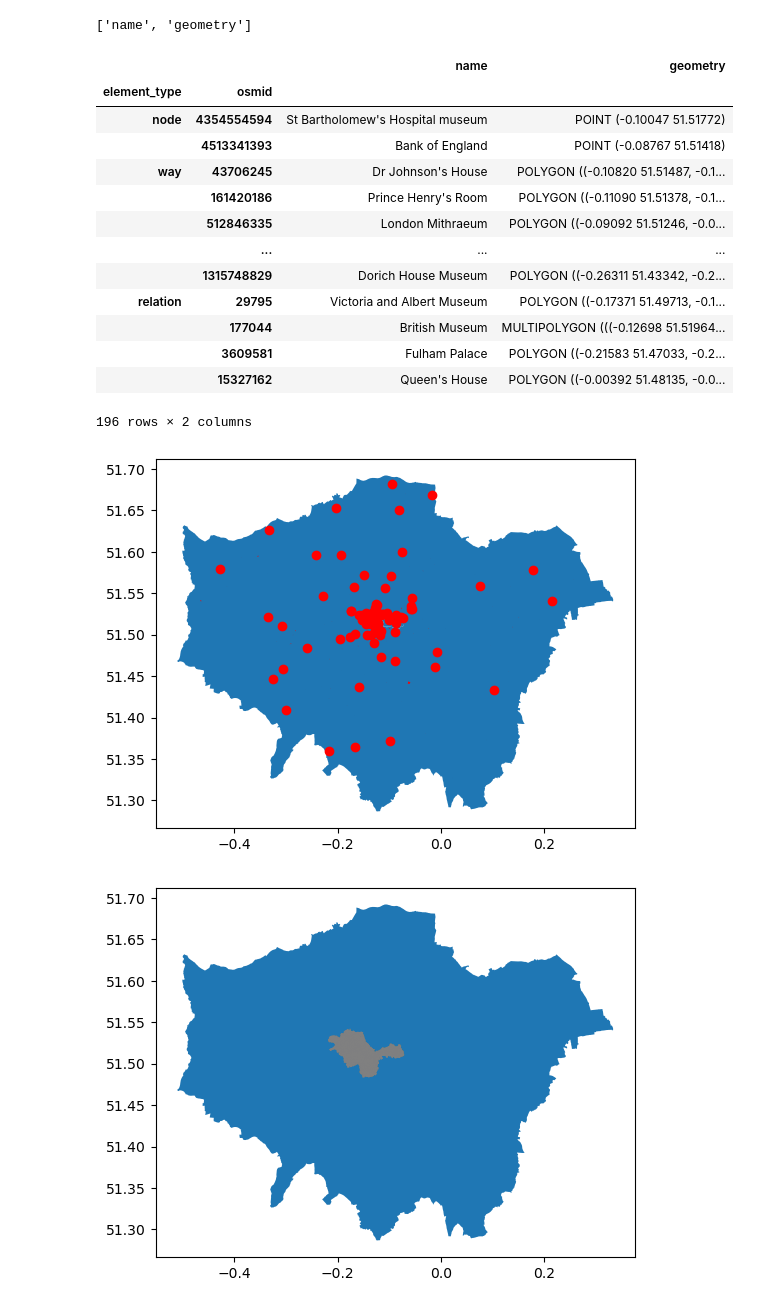
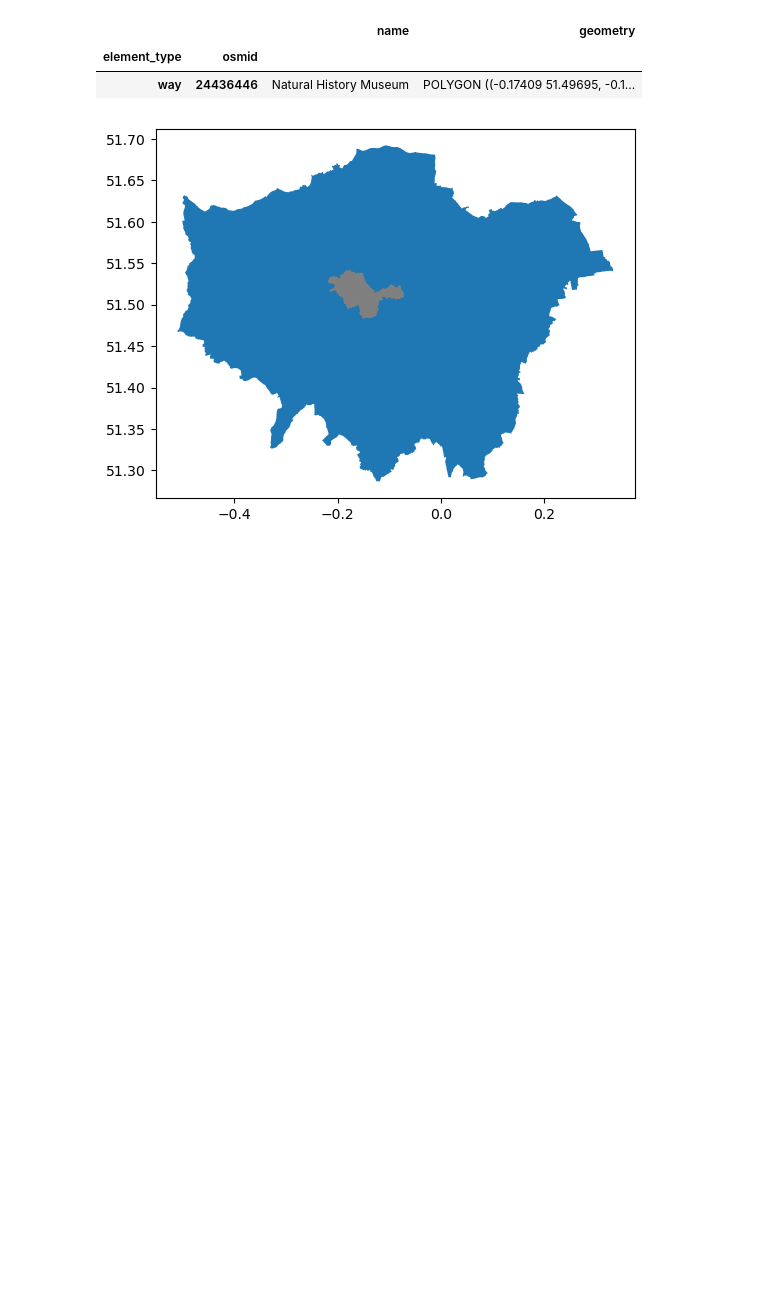
Before and after one commit to Felioxx/Mobile-ity-Scope, a Jupyter notebook: first_steps_python/get_osm_data_Anne.ipynb, the cells around one changed output. Drawn from its saved outputs; the diff is of its cells as text; code cells hidden in the pictures; blank space fills up the shorter version.

```diff
--- a/first_steps_python/get_osm_data_Anne.ipynb
+++ b/first_steps_python/get_osm_data_Anne.ipynb
@@ -51,41 +52,31 @@ area_both.plot()
 # %%
 ### define study attractions (museums)
 
 # List key-value pairs for tags
 tags = {'tourism': "museum"}
 
 attractionsCity = ox.features_from_place(City, tags)
 attractionsWest = ox.features_from_place(GL, tags)
 attractions = pd.concat([attractionsCity, attractionsWest])
 attractions = attractions[["name","geometry"]]
-attractions.head()
-base= area_both.plot()
-attractions.plot(ax=base, color="red")
-attractions.head()
-print(attractions.columns.tolist())
+#attractions.head()
+#base= area_both.plot()
+#attractions.plot(ax=base, color="red")
+#attractions.head()
+#print(attractions.columns.tolist())
 attractions = attractions.drop_duplicates(subset=['name'])
 attractions_c = attractions[attractions['name'].notnull()]
 
-# bb = attractions_c[attractions_c["name"] == "Big Ben"]
-# bb
-attractions_c
+bm = attractions_c[attractions_c["name"] == "British Museum"]
+bm.geometry.type
+
+nhm = attractions_c[attractions_c["name"] == "Natural History Museum"]
+nhm
+#attractions_c
 # %% [output]
-['name', 'geometry']
 |  |  | name | geometry |
 | element_type | osmid |  |  |
-| node | 4354554594 | St Bartholomew's Hospital museum | POINT (-0.10047 51.51772) |
-|  | 4513341393 | Bank of England | POINT (-0.08767 51.51418) |
-| way | 43706245 | Dr Johnson's House | POLYGON ((-0.10820 51.51487, -0.1... |
-|  | 161420186 | Prince Henry's Room | POLYGON ((-0.11090 51.51378, -0.1... |
-|  | 512846335 | London Mithraeum | POLYGON ((-0.09092 51.51246, -0.0... |
-|  | ... | ... | ... |
-|  | 1315748829 | Dorich House Museum | POLYGON ((-0.26311 51.43342, -0.2... |
-| relation | 29795 | Victoria and Albert Museum | POLYGON ((-0.17371 51.49713, -0.1... |
-|  | 177044 | British Museum | MULTIPOLYGON (((-0.12698 51.51964... |
-|  | 3609581 | Fulham Palace | POLYGON ((-0.21583 51.47033, -0.2... |
-|  | 15327162 | Queen's House | POLYGON ((-0.00392 51.48135, -0.0... |
+| way | 24436446 | Natural History Museum | POLYGON ((-0.17409 51.49695, -0.1... |
-196 rows × 2 columns
-[figure, removed]
 # %%
 ### for testing: streets in districts
 
```
Also changed, not shown: parts of 7 cells of this notebook, 1 other file.
